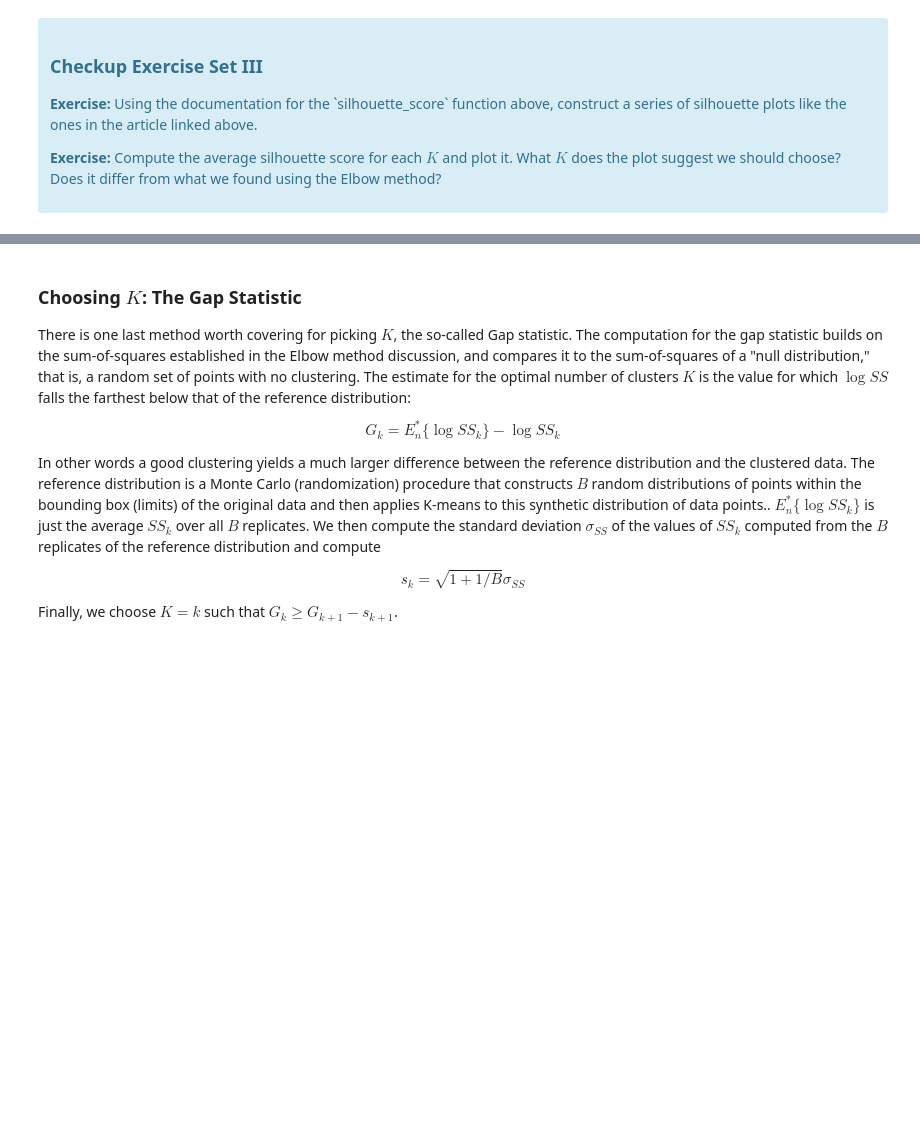
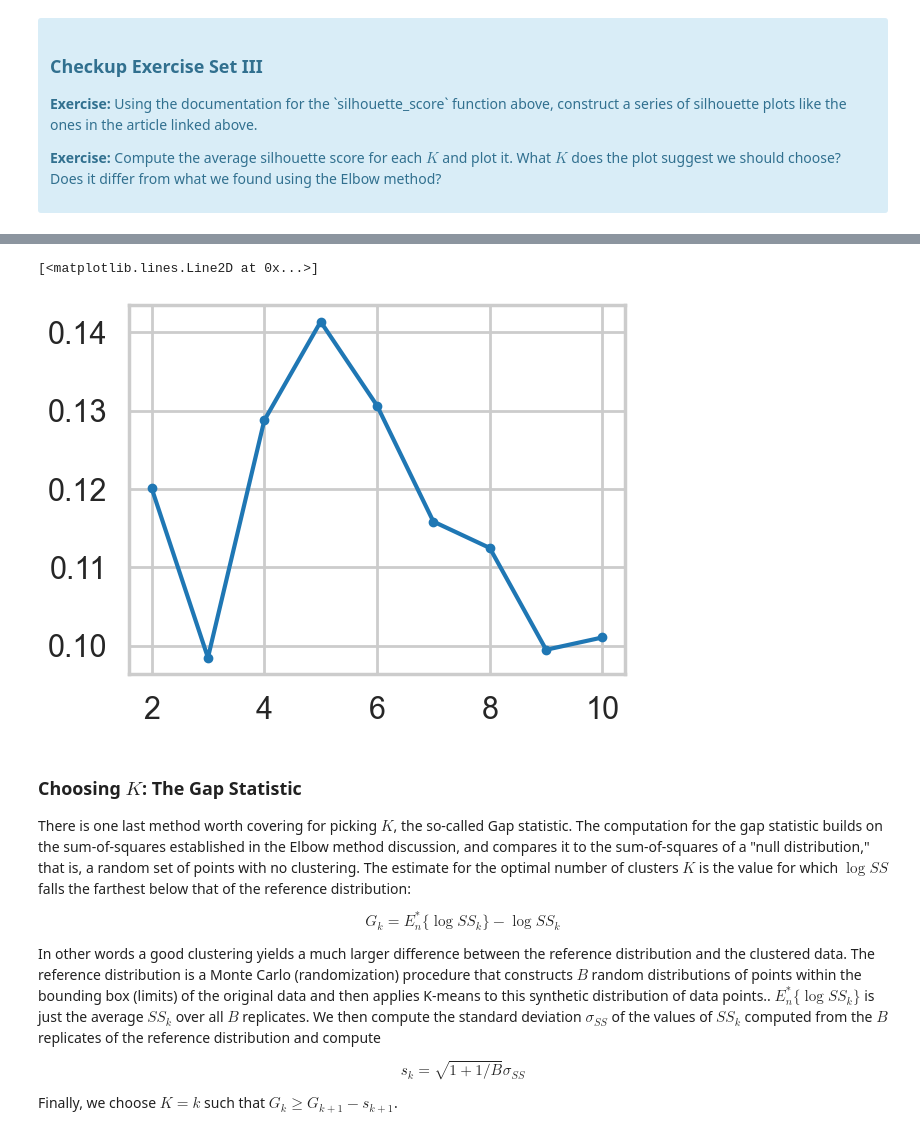
Before and after one commit to jeffreyding18/mec-mini-projects, a Jupyter notebook: mec-16.2.6-clustering-mini-project/Mini_Project_Clustering.ipynb, the cells around one changed output, grey strips where cells are left out. Saved outputs shown, nothing was run; the diff lists cells and outputs as text; code cells hidden in the pictures; blank space fills up the shorter version.

```diff
--- a/mec-16.2.6-clustering-mini-project/Mini_Project_Clustering.ipynb
+++ b/mec-16.2.6-clustering-mini-project/Mini_Project_Clustering.ipynb
@@ -181,3 +283,11 @@ Fortunately, scikit-learn provides a function to compute this for us (phew!) cal
+# %%
+fig, ax = plt.subplots()
+ax.plot(range(2, 11), avg_scores, ".-")
+
+# According to our results, we should choose k=5, which lines up with our previous results.
+# %% [output]
+[<matplotlib.lines.Line2D at 0x...>]
+[figure, added]
 # %% [markdown]
 ### Choosing $K$: The Gap Statistic
 
```
Also changed, not shown: parts of 2 cells of this notebook.
